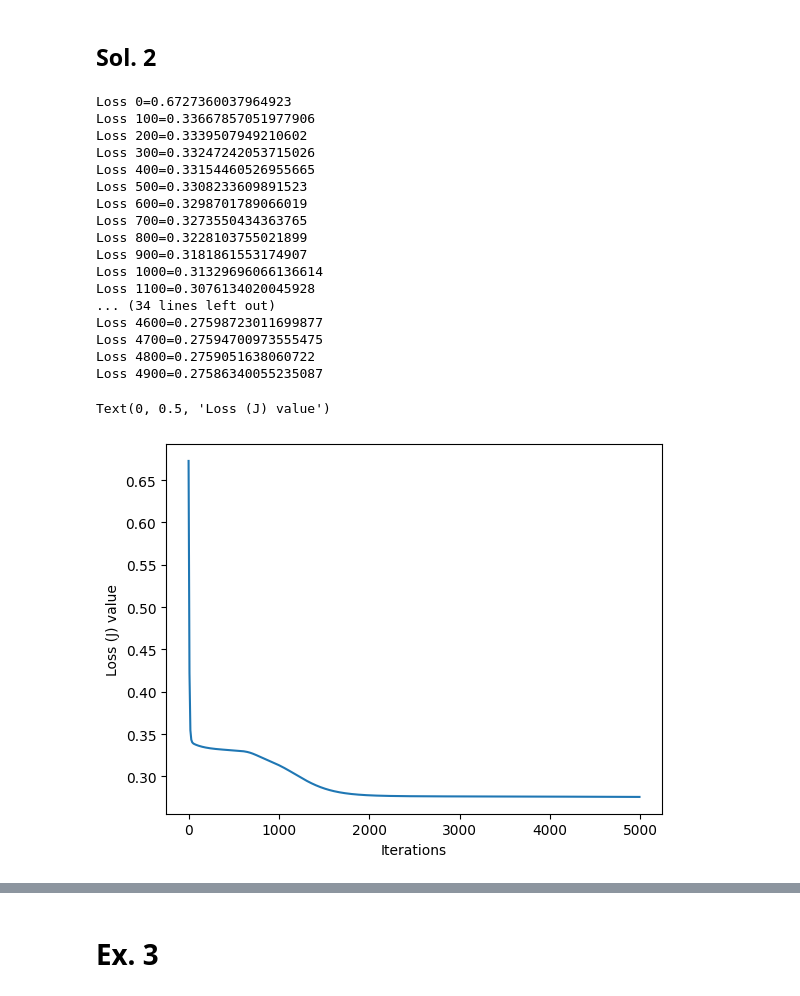
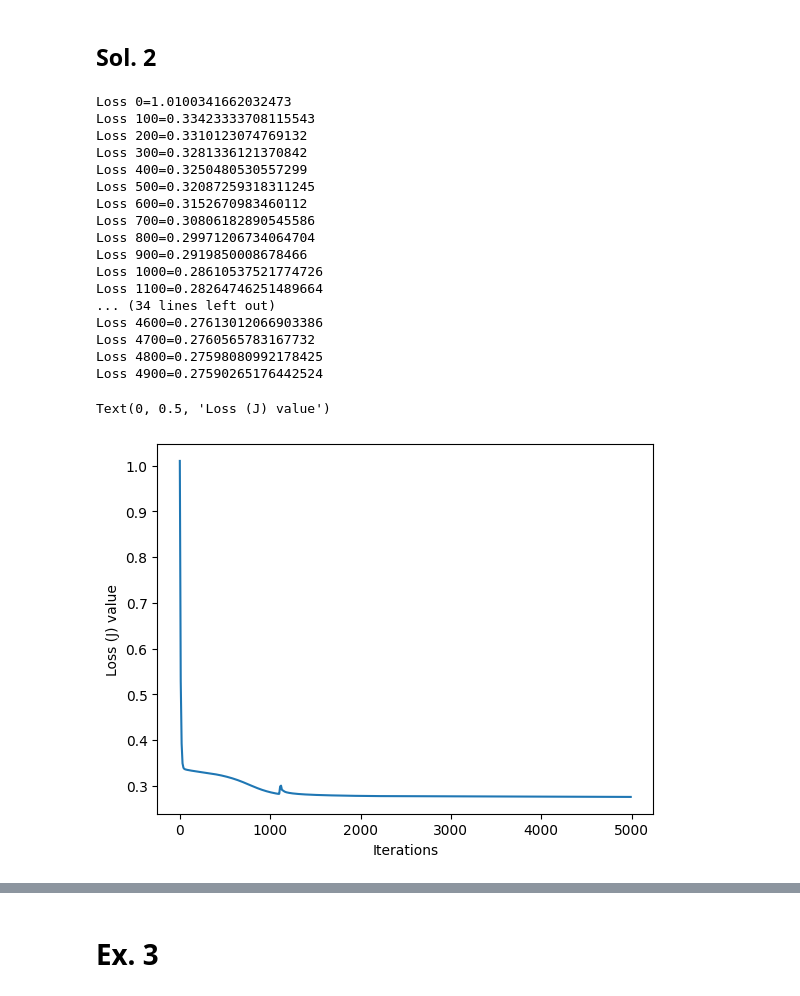
Before and after one commit to LucaFranceschi01/DL-2024, a Jupyter notebook: p1-intro/P1-Questions_Answers.ipynb, the cells around one changed output, grey strips where cells are left out. Saved outputs shown, nothing was run; the diff lists cells and outputs as text; code cells hidden in the pictures.

```diff
--- a/p1-intro/P1-Questions_Answers.ipynb
+++ b/p1-intro/P1-Questions_Answers.ipynb
@@ -175,7 +175,7 @@ def accuracy(y, yHat):
 mlp = MLP()
 
 #4. Train the MLP, visualize decision boundary in 2D, and plot loss at each iteration
-list_loss = train(mlp, train_df[["X", "Y"]], np.array([train_df.C]).reshape(100, 1), epoch = 10000, lr = 0.03)
+list_loss = train(mlp, train_df[["X", "Y"]], np.array([train_df.C]).reshape(100, 1), epoch = 10000, lr = 0.04)
 
 # arange used for better visualization of iterations
 plt.plot(10 * np.arange(len(list_loss)), list_loss)
@@ -279,32 +304,32 @@ def train_woptimizer(NN,X, y, epoch = 5000, optim = None):
 
     return list_loss
 # %%
-optim = OptimMom(learning_rate=0.03, gamma=0.9)
+optim = OptimMom(learning_rate=0.04, gamma=0.9)
 mlpMom = MLP()
 
 list_loss = train_woptimizer(mlpMom, train_df[["X", "Y"]], np.array([train_df.C]).reshape(100, 1), optim=optim)
 
 # arange used for better visualization of iterations
 plt.plot(10 * np.arange(len(list_loss)), list_loss)
 plt.xlabel('Iterations')
 plt.ylabel('Loss (J) value')
 # %% [output]
-Loss 0=0.6727360037964923
-Loss 100=0.33667857051977906
-Loss 200=0.3339507949210602
-Loss 300=0.33247242053715026
-Loss 400=0.33154460526955665
-Loss 500=0.3308233609891523
-Loss 600=0.3298701789066019
-Loss 700=0.3273550434363765
-Loss 800=0.3228103755021899
-Loss 900=0.3181861553174907
-Loss 1000=0.31329696066136614
-Loss 1100=0.3076134020045928
+Loss 0=1.0100341662032473
+Loss 100=0.33423333708115543
+Loss 200=0.3310123074769132
+Loss 300=0.3281336121370842
+Loss 400=0.3250480530557299
+Loss 500=0.32087259318311245
+Loss 600=0.3152670983460112
+Loss 700=0.30806182890545586
+Loss 800=0.29971206734064704
+Loss 900=0.2919850008678466
+Loss 1000=0.28610537521774726
+Loss 1100=0.28264746251489664
 ... (34 lines left out)
-Loss 4600=0.27598723011699877
-Loss 4700=0.27594700973555475
-Loss 4800=0.2759051638060722
-Loss 4900=0.27586340055235087
+Loss 4600=0.27613012066903386
+Loss 4700=0.2760565783167732
+Loss 4800=0.27598080992178425
+Loss 4900=0.27590265176442524
 Text(0, 0.5, 'Loss (J) value')
-[figure, old version]
+[figure, new version]
```
Also changed, not shown: parts of 6 cells of this notebook.
